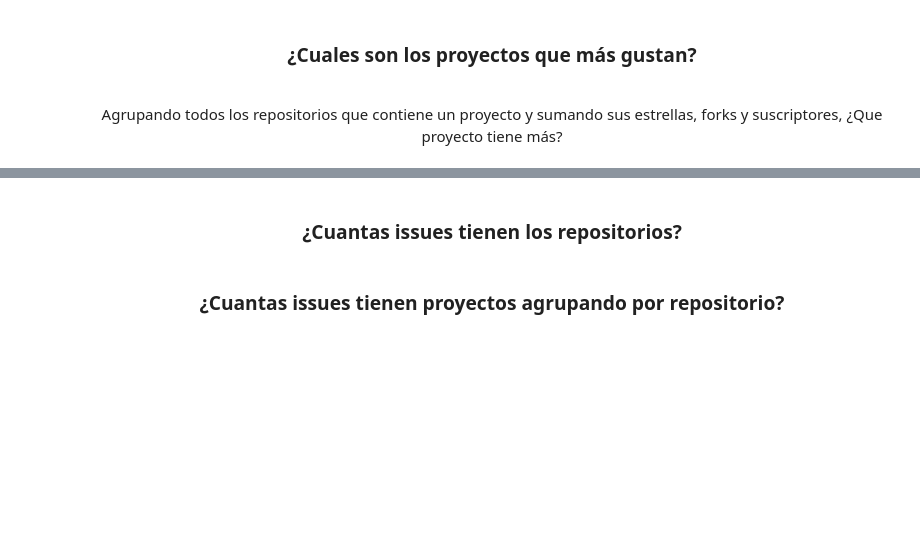
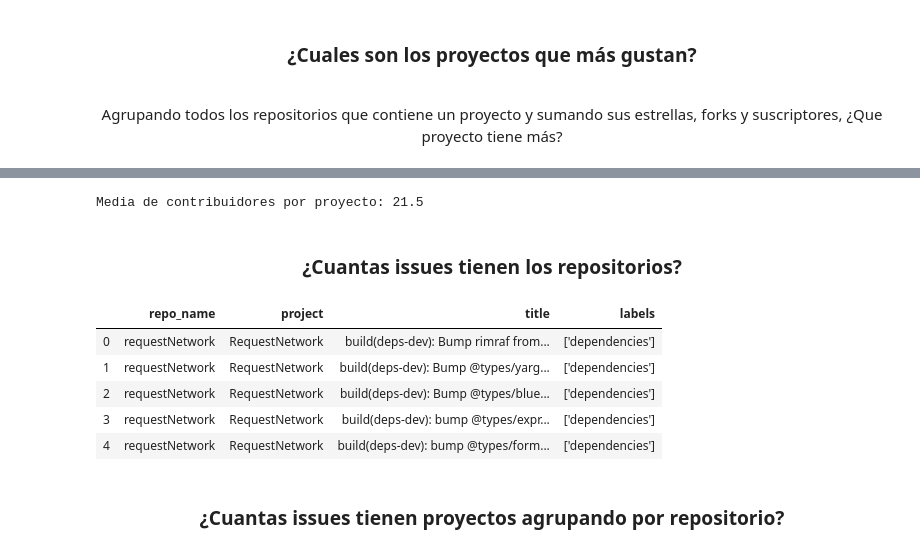
Before and after one commit to ialberquilla/defi-repo-analisys, a Jupyter notebook: Defi-repos-analisys.ipynb, the cells around one changed output, grey strips where cells are left out. Cells and saved outputs as stored; diff of their text form; code cells hidden in the pictures; blank space fills up the shorter version.

```diff
--- a/Defi-repos-analisys.ipynb
+++ b/Defi-repos-analisys.ipynb
@@ -169,2 +208,16 @@ show_bar_plot(subscribers.index, subscribers.subscribers_count, 'Numero de suscr
+# %%
+print('Media de contribuidores por proyecto:', np.median(group_by_contributors.values))
+# %% [output]
+Media de contribuidores por proyecto: 21.5
 # %% [markdown]
 <h3 align="center">¿Cuantas issues tienen los repositorios?</h3>
+# %%
+df_issues = pd.read_csv('/home/ivan/Escritorio/Repo/DefiPy/issues.csv', sep=';')
+df_issues.head(5)
+# %% [output]
+|  | repo_name | project | title | labels |
+| 0 | requestNetwork | RequestNetwork | build(deps-dev): Bump rimraf from... | ['dependencies'] |
+| 1 | requestNetwork | RequestNetwork | build(deps-dev): Bump @types/yarg... | ['dependencies'] |
+| 2 | requestNetwork | RequestNetwork | build(deps-dev): Bump @types/blue... | ['dependencies'] |
+| 3 | requestNetwork | RequestNetwork | build(deps-dev): bump @types/expr... | ['dependencies'] |
+| 4 | requestNetwork | RequestNetwork | build(deps-dev): bump @types/form... | ['dependencies'] |
```
Also changed, not shown: parts of 16 cells of this notebook.
